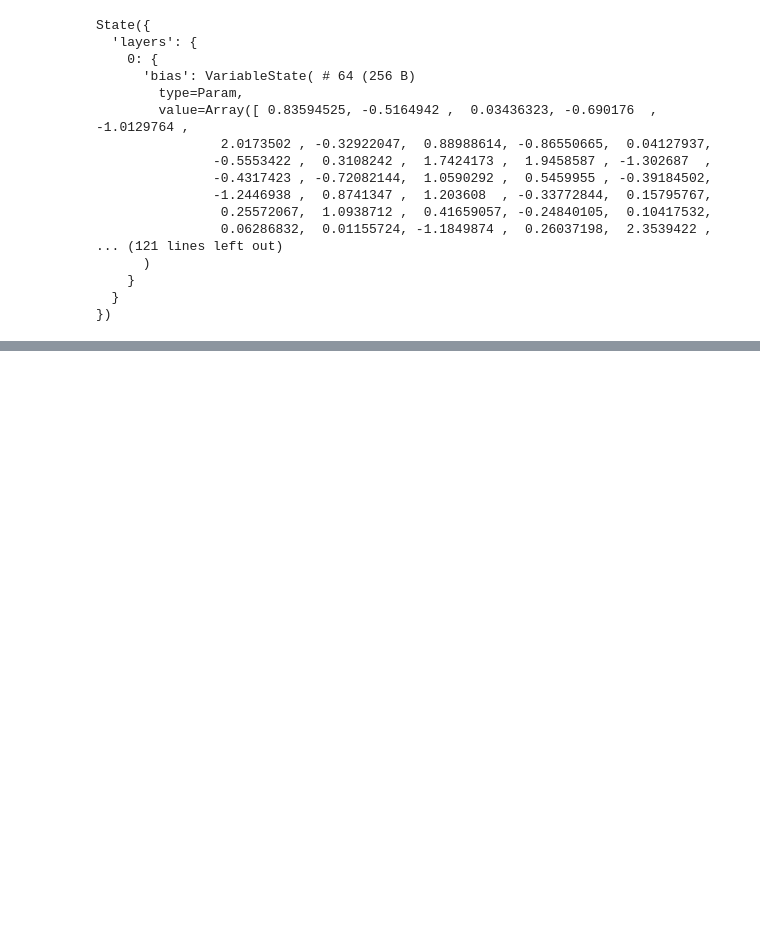
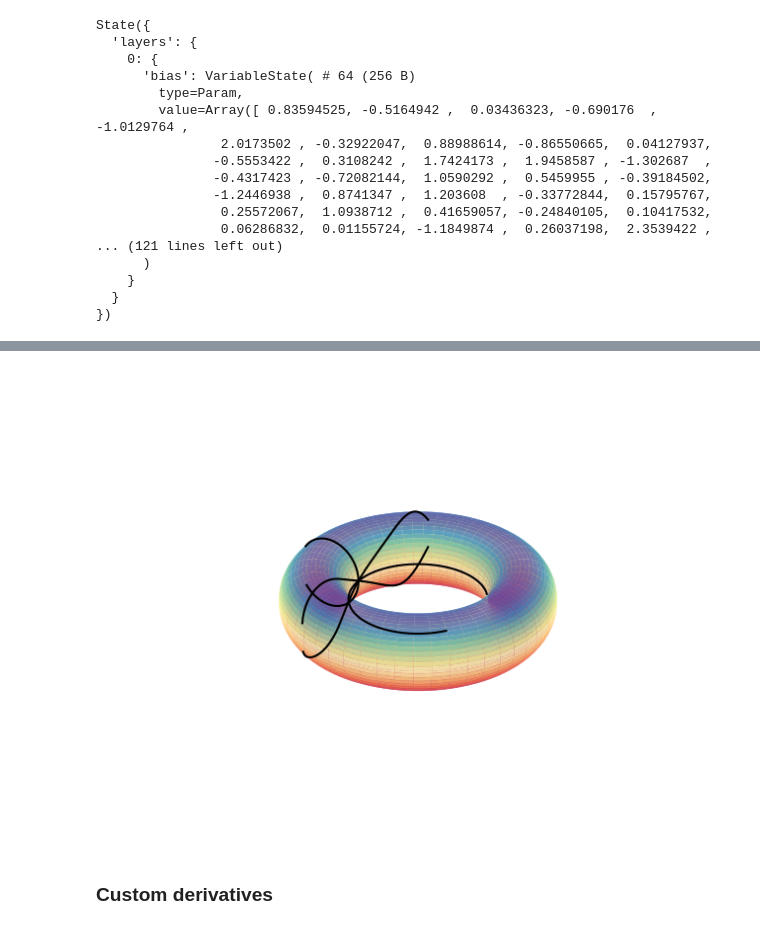
Before and after one commit to nash169/geometric-bayesian, a Jupyter notebook: examples/test.ipynb, the cells around one changed output, grey strips where cells are left out. Saved outputs shown, nothing was run; the diff lists cells and outputs as text; code cells hidden in the pictures; blank space fills up the shorter version.

```diff
--- a/examples/test.ipynb
+++ b/examples/test.ipynb
@@ -229,0 +353,27 @@ Array([[ 0.22213525, -0.09057043,  0.04878145, ...,  0.08164886,
+# %%
+import time
+from geometric_bayesian.geom.embedding import pullmetric
+from geometric_bayesian.geom.metric import christoffel_fk,christoffel_sk
+def torus(x, a=3.0, b=1.0):
+    return jnp.array([(a+b*jnp.cos(x[1])) * jnp.cos(x[0]), (a+b*jnp.cos(x[1])) * jnp.sin(x[0]), b*jnp.sin(x[1])])
+
+g_torus = pullmetric(torus)
+csk = christoffel_sk(g_torus)
+
+@jax.jit
+def dynamics(x,v):
+    return -csk(x,v)
+# %%
+from geometric_bayesian.integrate.integrate import integrate
+from geometric_bayesian.integrate.euler_forward import euler_forward
+
+rot = jnp.linspace(0, 2*jnp.pi, 9)[:-1]
+x0 = jnp.array([[jnp.pi, jnp.pi]]).repeat(rot.shape[0],axis=0)
+v0 = jnp.vstack((jnp.cos(rot),jnp.sin(rot))).transpose()
+dt, T = 0.01, 2.5
+step = integrate(
+    f = dynamics,
+    dt = dt,
+    T = T,
+    integrator = euler_forward,
+)
@@ -229,0 +386,11 @@ Array([[ 0.22213525, -0.09057043,  0.04878145, ...,  0.08164886,
+# %%
+from geometric_bayesian.utils.plot import surf_plot
+fig = surf_plot(jax.vmap(torus,0), min=[0.0,0.0], max=[2*jnp.pi,2*jnp.pi], res=100)
+ax = fig.axes[0]
+for i in range(rot.shape[0]):
+    traj = jax.lax.map(torus, trajectory[0][i])
+    ax.plot(traj[:, 0], traj[:, 1], traj[:, 2], color="k")
+# %% [output]
+[figure, added]
+# %% [markdown]
+### Custom derivatives
```
Also changed, not shown: parts of 52 cells of this notebook.
